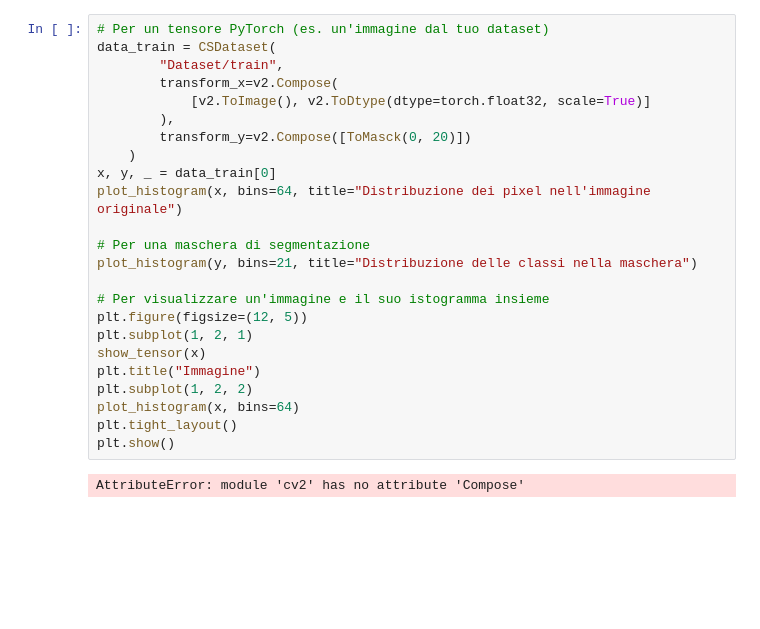
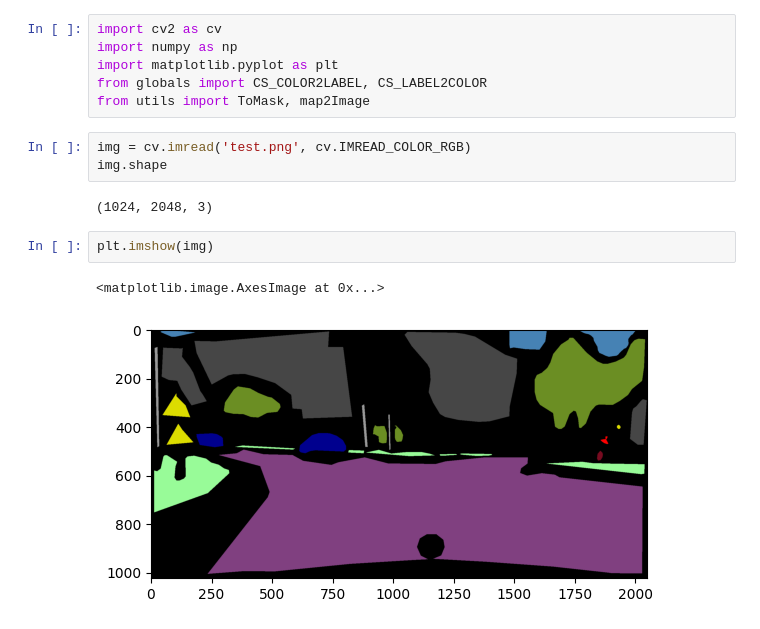
Before and after one commit to PulsiP/CV_PR11_road_obstacle_identification, a Jupyter notebook: presentation.ipynb, the cells around one changed output. Saved outputs shown, nothing was run; the diff lists cells and outputs as text; blank space fills up the shorter version.

```diff
--- a/presentation.ipynb
+++ b/presentation.ipynb
@@ -57,26 +1,16 @@ def plot_histogram(image, bins=256, title="Istogramma dei pixel"):
-# %%
-# Per un tensore PyTorch (es. un'immagine dal tuo dataset)
-data_train = CSDataset(
-        "Dataset/train",
-        transform_x=v2.Compose(
-            [v2.ToImage(), v2.ToDtype(dtype=torch.float32, scale=True)]
-        ),
-        transform_y=v2.Compose([ToMasck(0, 20)])
-    )
-x, y, _ = data_train[0]
-plot_histogram(x, bins=64, title="Distribuzione dei pixel nell'immagine originale")
-
-# Per una maschera di segmentazione
-plot_histogram(y, bins=21, title="Distribuzione delle classi nella maschera")
-
-# Per visualizzare un'immagine e il suo istogramma insieme
-plt.figure(figsize=(12, 5))
-plt.subplot(1, 2, 1)
-show_tensor(x)
-plt.title("Immagine")
-plt.subplot(1, 2, 2)
-plot_histogram(x, bins=64)
-plt.tight_layout()
-plt.show()
-# %% [output]
-AttributeError: module 'cv2' has no attribute 'Compose'
+# %%
+import cv2 as cv
+import numpy as np
+import matplotlib.pyplot as plt
+from globals import CS_COLOR2LABEL, CS_LABEL2COLOR
+from utils import ToMask, map2Image
+# %%
+img = cv.imread('test.png', cv.IMREAD_COLOR_RGB)
+img.shape
+# %% [output]
+(1024, 2048, 3)
+# %%
+plt.imshow(img)
+# %% [output]
+<matplotlib.image.AxesImage at 0x...>
+[figure, added]
```
Also changed, not shown: parts of 7 cells of this notebook, 4 other files.
